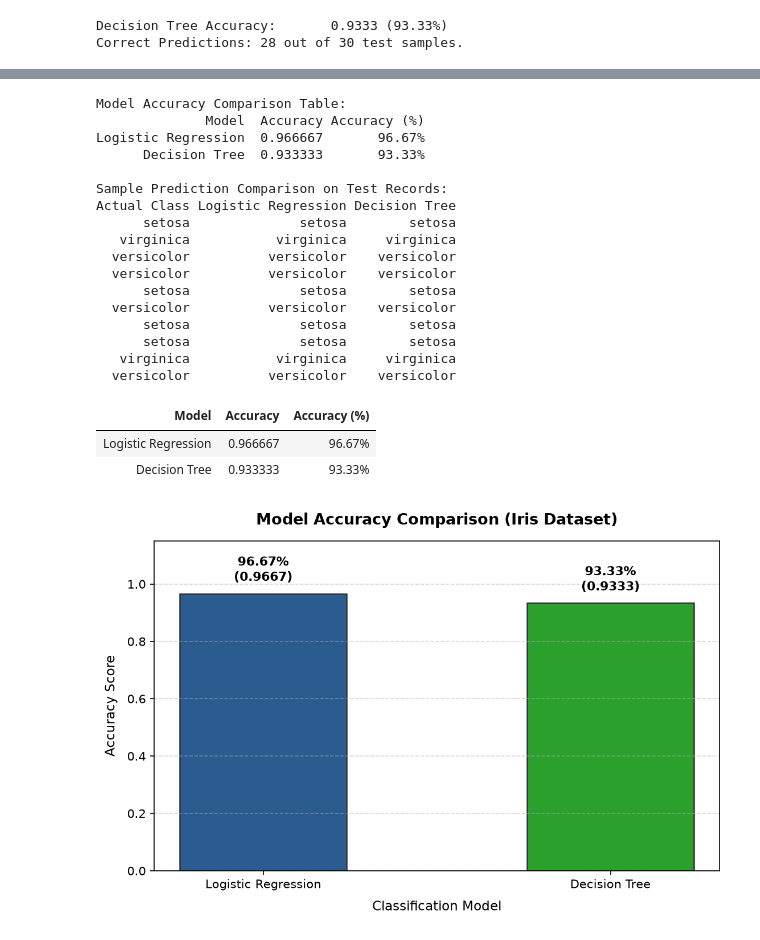
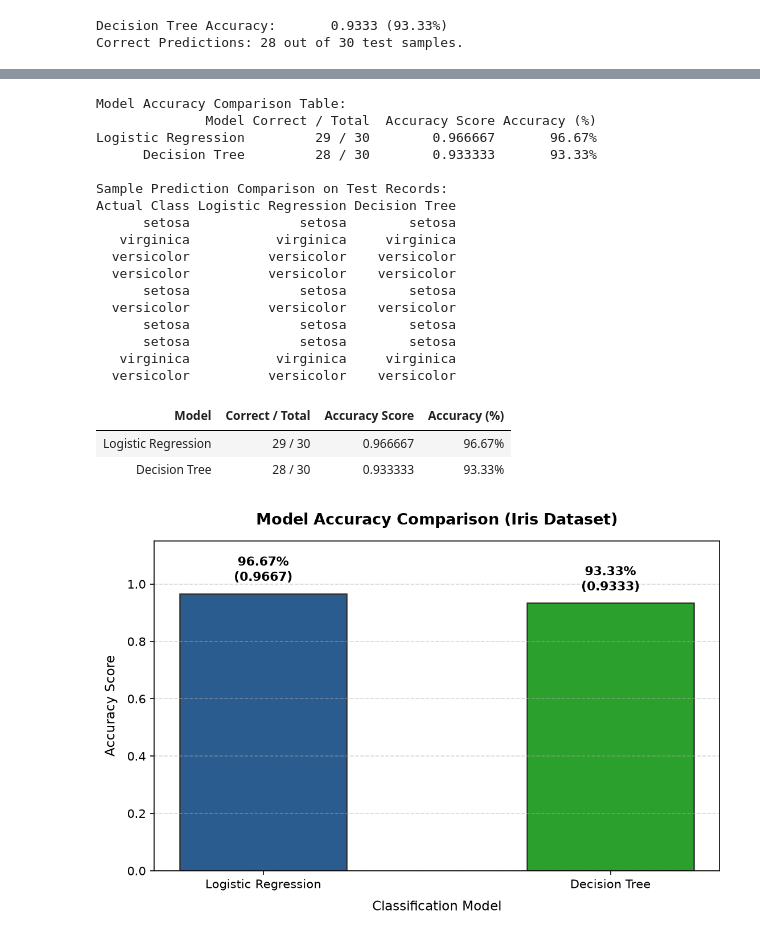
Before and after one commit to Shri-Sanjaykumar/Linkific-Tasks, a Jupyter notebook: Day-11/classification_practice.ipynb, the cells around one changed output, grey strips where cells are left out. Saved outputs shown, nothing was run; the diff lists cells and outputs as text; code cells hidden in the pictures.

```diff
--- a/Day-11/classification_practice.ipynb
+++ b/Day-11/classification_practice.ipynb
@@ -218,43 +256,50 @@ Correct Predictions: 28 out of 30 test samples.
 # Build dynamic accuracy comparison table
 comparison = pd.DataFrame({
     "Model": ["Logistic Regression", "Decision Tree"],
-    "Accuracy": [logistic_accuracy, tree_accuracy],
+    "Correct / Total": [f"{(y_test == logistic_pred).sum()} / {len(y_test)}", f"{(y_test == tree_pred).sum()} / {len(y_test)}"],
+    "Accuracy Score": [logistic_accuracy, tree_accuracy],
     "Accuracy (%)": [f"{logistic_accuracy * 100:.2f}%", f"{tree_accuracy * 100:.2f}%"]
 })
 
 print("Model Accuracy Comparison Table:")
-display(comparison)
+try:
+    display(comparison)
+except (NameError, TypeError):
+    print(comparison.to_string(index=False))
 
 # Dynamic Prediction Results Table (First 10 test samples)
 species_names = iris.target_names
 prediction_results = pd.DataFrame({
     "Actual Class": [species_names[i] for i in y_test.values[:10]],
     "Logistic Regression": [species_names[i] for i in logistic_pred[:10]],
     "Decision Tree": [species_names[i] for i in tree_pred[:10]]
 })
 print("\nSample Prediction Comparison on Test Records:")
-display(prediction_results)
+try:
+    display(prediction_results)
+except (NameError, TypeError):
+    print(prediction_results.to_string(index=False))
 # %% [output]
 Model Accuracy Comparison Table:
-              Model  Accuracy Accuracy (%)
-Logistic Regression  0.966667       96.67%
-      Decision Tree  0.933333       93.33%
+              Model Correct / Total  Accuracy Score Accuracy (%)
+Logistic Regression         29 / 30        0.966667       96.67%
+      Decision Tree         28 / 30        0.933333       93.33%
 
 Sample Prediction Comparison on Test Records:
 Actual Class Logistic Regression Decision Tree
       setosa              setosa        setosa
    virginica           virginica     virginica
   versicolor          versicolor    versicolor
   versicolor          versicolor    versicolor
       setosa              setosa        setosa
   versicolor          versicolor    versicolor
       setosa              setosa        setosa
       setosa              setosa        setosa
    virginica           virginica     virginica
   versicolor          versicolor    versicolor
-| Model | Accuracy | Accuracy (%) |
-| Logistic Regression | 0.966667 | 96.67% |
-| Decision Tree | 0.933333 | 93.33% |
+| Model | Correct / Total | Accuracy Score | Accuracy (%) |
+| Logistic Regression | 29 / 30 | 0.966667 | 96.67% |
+| Decision Tree | 28 / 30 | 0.933333 | 93.33% |
 # %%
 # Plot model accuracy comparison bar chart
 plt.figure(figsize=(7.5, 5), dpi=150)
```
Also changed, not shown: parts of 17 cells of this notebook, 4 other files.
